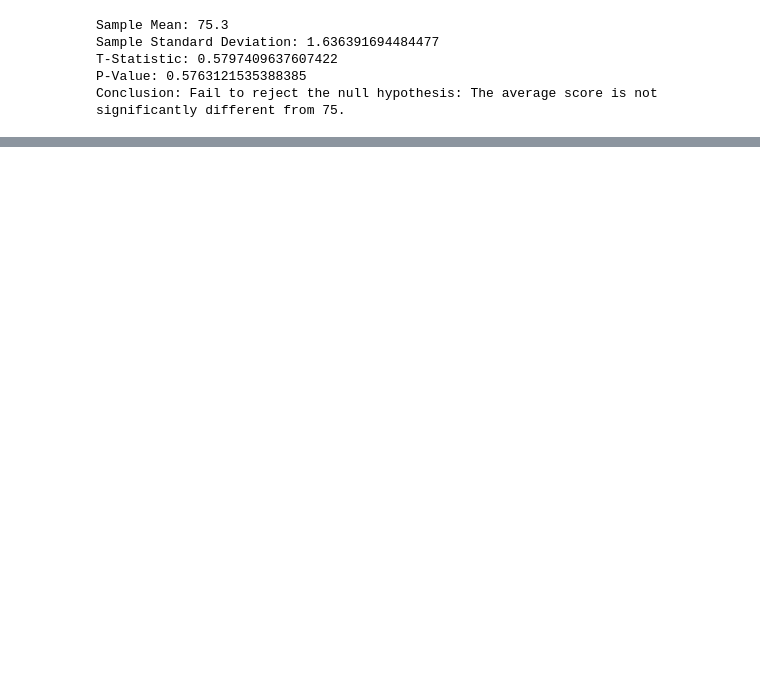
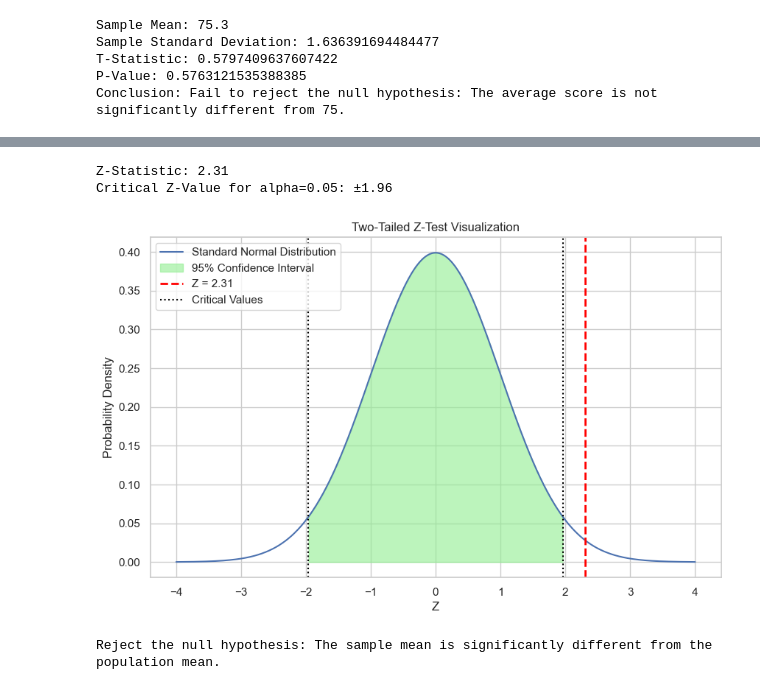
Before and after one commit to abhik12295/Data-Science-Learning, a Jupyter notebook: Statistics/inferential_statistics.ipynb, the cells around one changed output, grey strips where cells are left out. Drawn from its saved outputs; the diff is of its cells as text; code cells hidden in the pictures; blank space fills up the shorter version.

Commit message:
z-test (one-tail and 2 tail)

```diff
--- a/Statistics/inferential_statistics.ipynb
+++ b/Statistics/inferential_statistics.ipynb
@@ -106,0 +192,57 @@ Conclusion: Fail to reject the null hypothesis: The average score is not signifi
+# %%
+
+# 2- tailed Z-test example
+import numpy as np
+import matplotlib.pyplot as plt
+from scipy.stats import norm
+
+# Inputs
+sample_mean = 169.5
+population_mean = 168
+population_std = 3.9
+sample_size = 36
+alpha = 0.05
+
+# Calculate z-statistic
+z_stat = (sample_mean - population_mean) / (population_std / np.sqrt(sample_size))
+print(f"Z-Statistic: {z_stat:.2f}")
+
+# Create the x-axis for standard normal distribution
+x = np.linspace(-4, 4, 1000)
+y = norm.pdf(x, 0, 1)
+
+# Critical z-values for two-tailed test
+z_critical = norm.ppf(1 - alpha/2)
+print(f"Critical Z-Value for alpha={alpha}: ±{z_critical:.2f}")
+
+# Plot
+plt.figure(figsize=(10, 6))
+plt.plot(x, y, label='Standard Normal Distribution')
+
+# Fill confidence interval
+plt.fill_between(x, y, where=(x >= -z_critical) & (x <= z_critical), color='lightgreen', alpha=0.6, label='95% Confidence Interval')
+
+# Mark z-statistic
+plt.axvline(z_stat, color='red', linestyle='--', linewidth=2, label=f'Z = {z_stat:.2f}')
+plt.axvline(-z_critical, color='black', linestyle=':', label='Critical Values')
+plt.axvline(z_critical, color='black', linestyle=':')
+
+# Labels
+plt.title('Two-Tailed Z-Test Visualization')
+plt.xlabel('Z')
+plt.ylabel('Probability Density')
+plt.legend()
+plt.grid(True)
+plt.show()
+
+# Conclusion
+if abs(z_stat) > z_critical:
+    conclusion = "Reject the null hypothesis: The sample mean is significantly different from the population mean."
+else:
+    conclusion = "Fail to reject the null hypothesis: The sample mean is not significantly different from the population mean."
+print(conclusion)
+# %% [output]
+Z-Statistic: 2.31
+Critical Z-Value for alpha=0.05: ±1.96
+[figure, added]
+Reject the null hypothesis: The sample mean is significantly different from the population mean.
```
Also changed, not shown: parts of 7 cells of this notebook.
